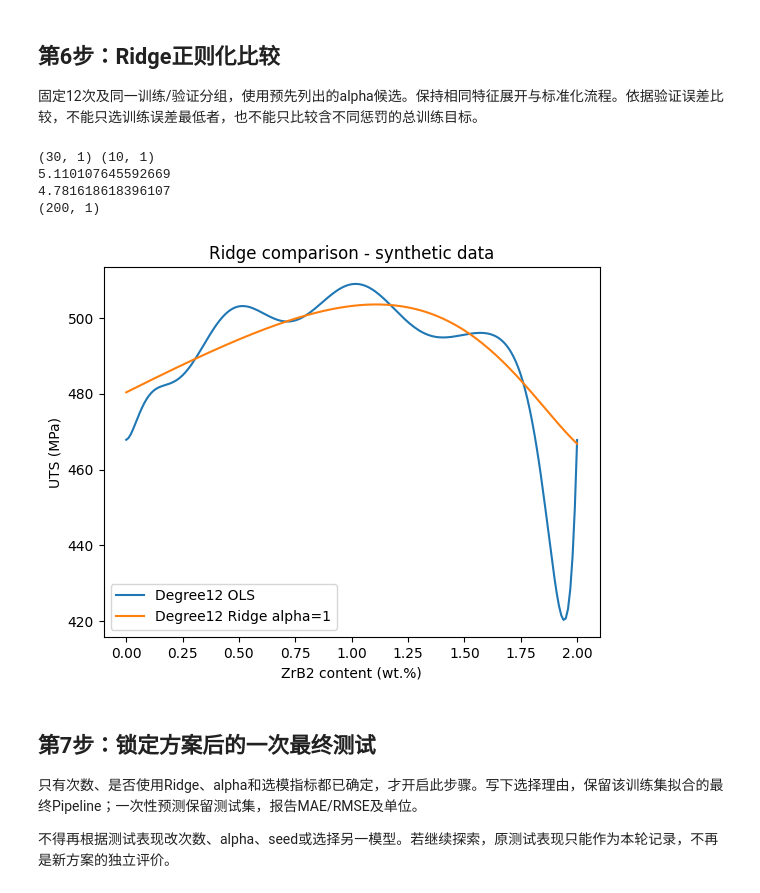
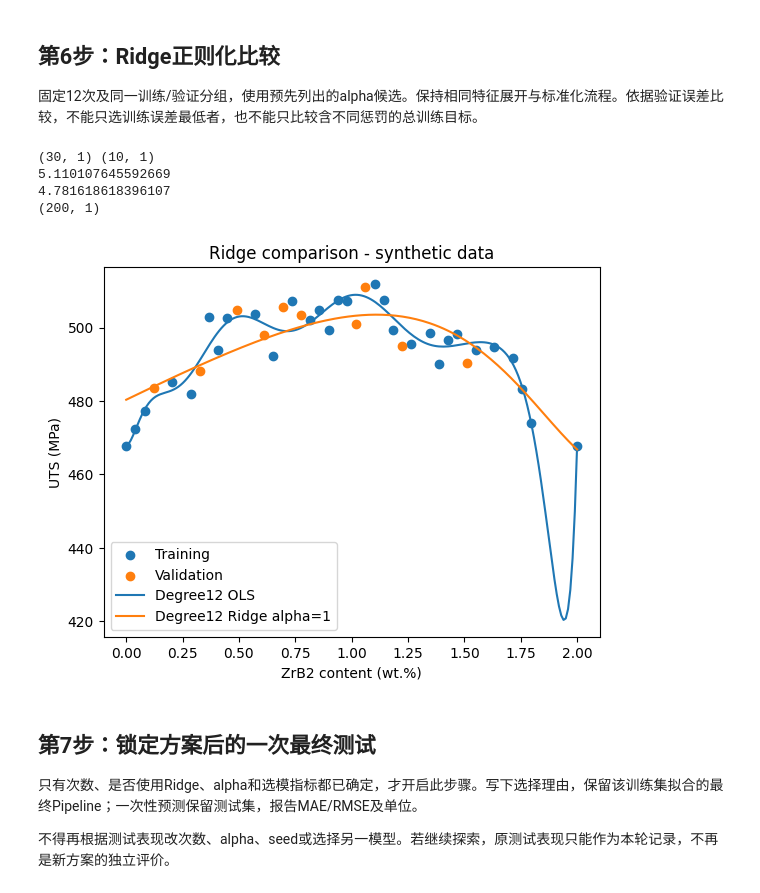
Before and after one commit to Euan-Hsu/Coursera-ML-AndrewNg-Notes, a Jupyter notebook: learning/exercises/unit08-polynomial-regression-regularization.ipynb, the cells around one changed output. Drawn from its saved outputs; the diff is of its cells as text; code cells hidden in the pictures.

Commit message:
Verify complete Ridge curve comparison with training and validation points

```diff
--- a/learning/exercises/unit08-polynomial-regression-regularization.ipynb
+++ b/learning/exercises/unit08-polynomial-regression-regularization.ipynb
@@ -239,34 +239,37 @@ y08_val_pred_12_a1 = pipe08_12_a1.predict(X08_val)
 #为保持本单元的二维列约定，下一步只整理已有预测的形状,.reshape(-1, 1),-1 表示自动确定行数，1 表示一列
 y08_train_pred_12_a1 = y08_train_pred_12_a1.reshape(-1, 1)
 y08_val_pred_12_a1 = y08_val_pred_12_a1.reshape(-1, 1)
 print(y08_train_pred_12_a1.shape, y08_val_pred_12_a1.shape)
 
 #计算MAE
 mae08_train_12_a1 = mean_absolute_error(y08_train,y08_train_pred_12_a1)#计算训练集MAE:结果变量 = 函数名称(真实值, 预测值)
 print(mae08_train_12_a1)
 mae08_val_12_a1 = mean_absolute_error(y08_val,y08_val_pred_12_a1)#计算验证集MAE
 print(mae08_val_12_a1)
 
 #观察Ridge曲线如何变化
 y08_plot_pred_12_a1 = pipe08_12_a1.predict(X08_plot)
 y08_plot_pred_12_a1 = y08_plot_pred_12_a1.reshape(-1, 1)
 print(y08_plot_pred_12_a1.shape)
 
 plt.figure() #创建新图
+plt.scatter(X08_train,y08_train,label = "Training")#训练集散点函数
+plt.scatter(X08_val,y08_val,label = "Validation")#验证集散点函数
+
 plt.plot(X08_plot["ZrB2_wt_pct"], y08_plot_pred_12, label="Degree12 OLS")
 plt.plot(X08_plot["ZrB2_wt_pct"], y08_plot_pred_12_a1, label="Degree12 Ridge alpha=1")
 
 plt.xlabel("ZrB2 content (wt.%)") #标注横轴
 plt.ylabel("UTS (MPa)") #标注纵轴
 plt.title("Ridge comparison - synthetic data") #添加标题
 plt.legend() #显示图例
 plt.show() #显示图像
 # %% [output]
 (30, 1) (10, 1)
 5.110107645592669
 4.781618618396107
 (200, 1)
-[figure, old version]
+[figure, new version]
 # %% [markdown]
 ## 第7步：锁定方案后的一次最终测试
 
```
Also changed, not shown: 5 other files.
